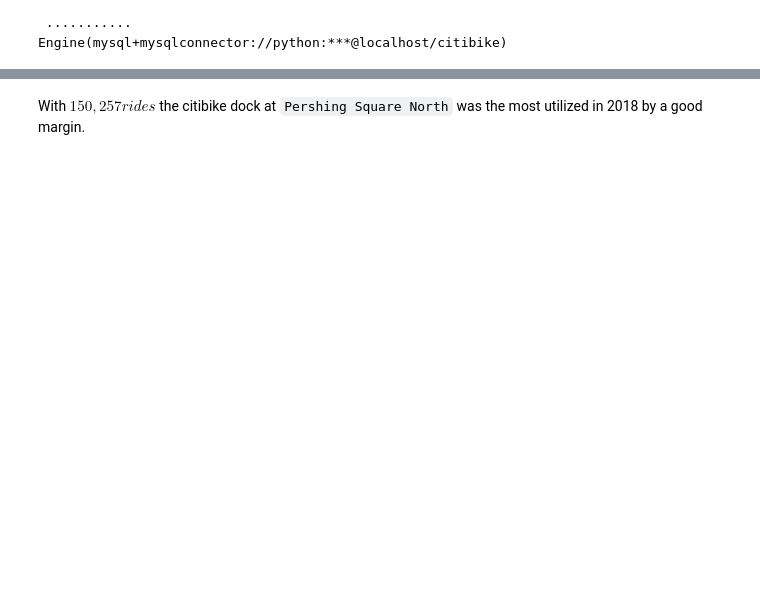
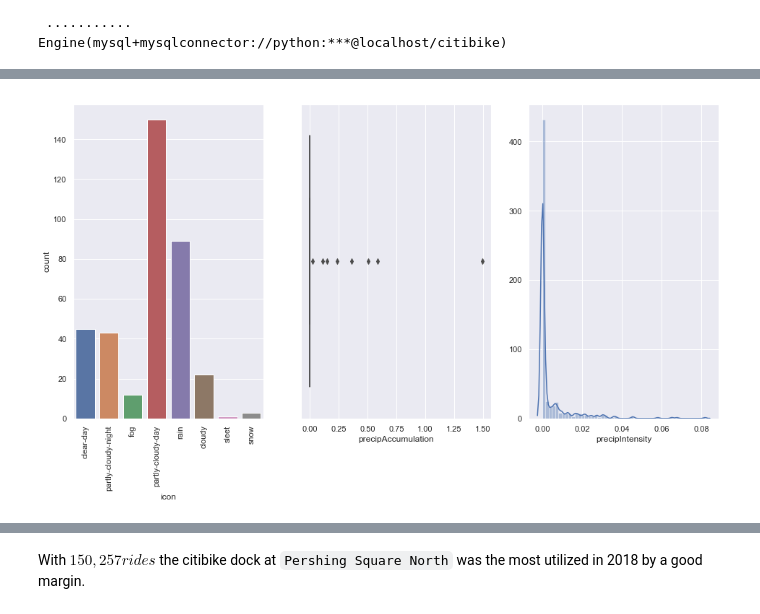
Before and after one commit to jacoblgoodman/DAV-5400, a Jupyter notebook: final/j_goodman_finalproject.ipynb, the cells around one changed output, grey strips where cells are left out. Drawn from its saved outputs; the diff is of its cells as text; code cells hidden in the pictures; blank space fills up the shorter version.

```diff
--- a/final/j_goodman_finalproject.ipynb
+++ b/final/j_goodman_finalproject.ipynb
@@ -122,0 +292,17 @@ display(df_docks)
+# %%
+sns.set()
+sns.set_style();
+plt.figure(figsize=(16,8))#.suptitle('distributions',fontsize=16)
+plt.tight_layout()
+#1 icon
+plt.subplot(1,3,1);
+sns.countplot(df.icon);
+plt.xticks(rotation = 90);
+#2 Accumulation
+plt.subplot(1,3,2)
+sns.boxplot(df.precipAccumulation);
+# 3 Percipitation intensity
+plt.subplot(1,3,3)
+sns.distplot(df.precipIntensity);
+# %% [output]
+[figure, added]
```
Also changed, not shown: parts of 37 cells of this notebook.
